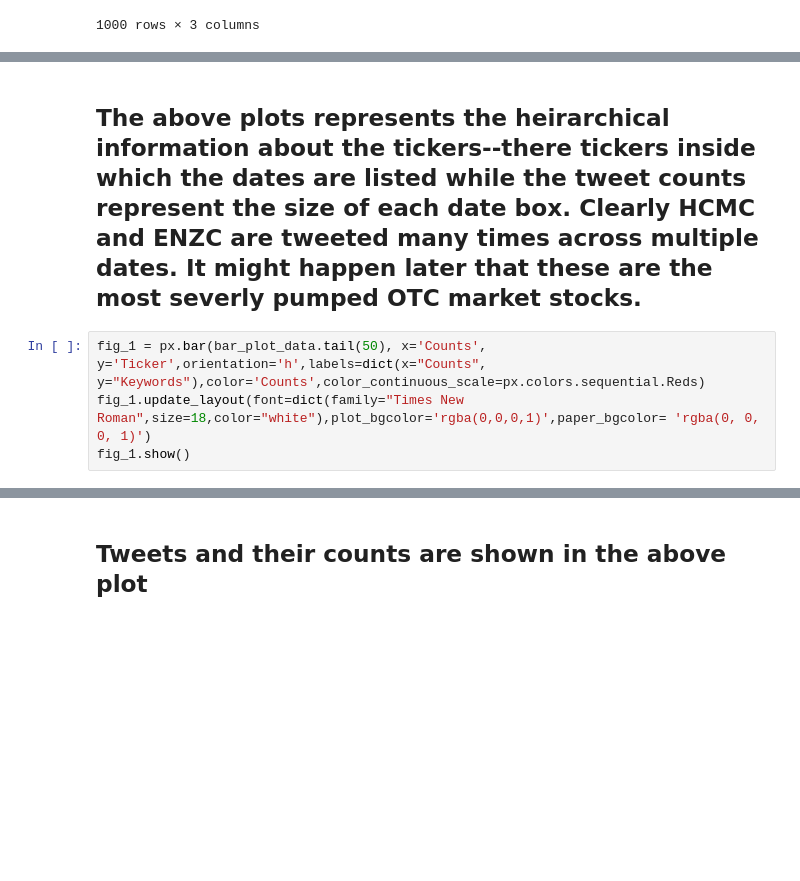
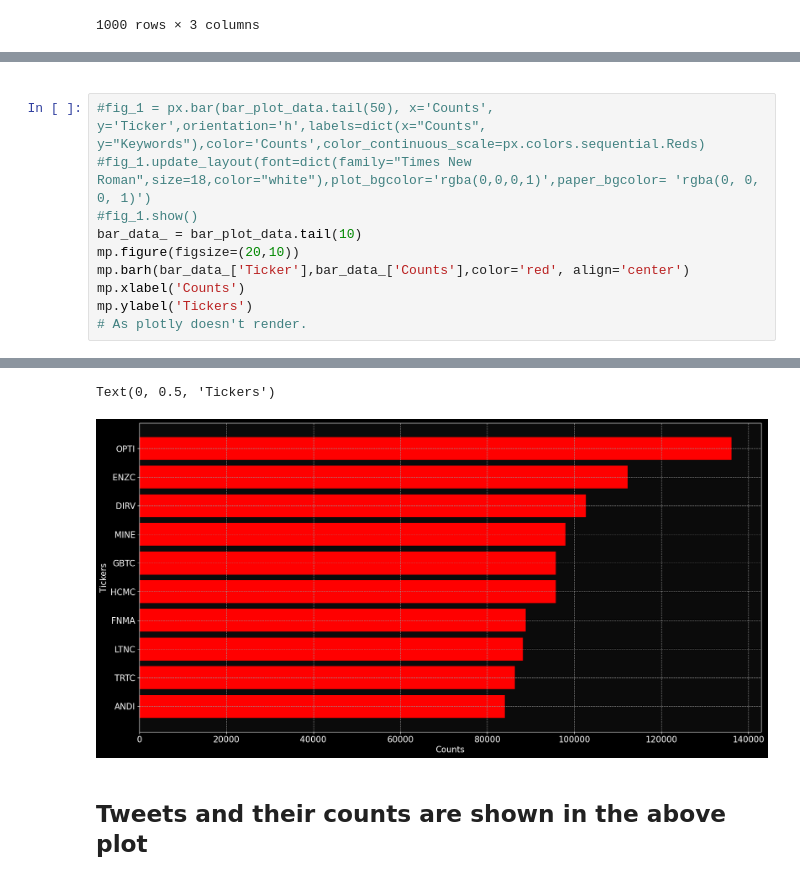
Before and after one commit to abhinavgairola/Anomaly_Detection_OTC_Market, a Jupyter notebook: Read_parquet.ipynb, the cells around one changed output, grey strips where cells are left out. Drawn from its saved outputs; the diff is of its cells as text; blank space fills up the shorter version.

```diff
--- a/Read_parquet.ipynb
+++ b/Read_parquet.ipynb
@@ -341,7 +326,15 @@ fig.show()
 # %% [markdown]
-## The above plots represents the heirarchical information about the tickers--there tickers inside which the dates are listed while the tweet counts represent the size of each date box. Clearly HCMC and ENZC are tweeted many times across multiple dates. It might happen later that these are the most severly pumped OTC market stocks.
+
+
+[//]: # (The above plots represents the heirarchical information about the tickers--there tickers inside which the dates are listed while the tweet counts represent the size of each date box. Clearly HCMC and ENZC are tweeted many times across multiple dates. It might happen later that these are the most severly pumped OTC market stocks.)
 # %%
-fig_1 = px.bar(bar_plot_data.tail(50), x='Counts', y='Ticker',orientation='h',labels=dict(x="Counts", y="Keywords"),color='Counts',color_continuous_scale=px.colors.sequential.Reds)
-fig_1.update_layout(font=dict(family="Times New Roman",size=18,color="white"),plot_bgcolor='rgba(0,0,0,1)',paper_bgcolor= 'rgba(0, 0, 0, 1)')
-fig_1.show()
+#fig_1 = px.bar(bar_plot_data.tail(50), x='Counts', y='Ticker',orientation='h',labels=dict(x="Counts", y="Keywords"),color='Counts',color_continuous_scale=px.colors.sequential.Reds)
+#fig_1.update_layout(font=dict(family="Times New Roman",size=18,color="white"),plot_bgcolor='rgba(0,0,0,1)',paper_bgcolor= 'rgba(0, 0, 0, 1)')
+#fig_1.show()
+bar_data_ = bar_plot_data.tail(10)
+mp.figure(figsize=(20,10))
+mp.barh(bar_data_['Ticker'],bar_data_['Counts'],color='red', align='center')
+mp.xlabel('Counts')
+mp.ylabel('Tickers')
+# As plotly doesn't render.
 # %% [output]
@@ -349,3 +341,5 @@ fig_1.show()
+Text(0, 0.5, 'Tickers')
+[figure, added]
 # %% [markdown]
 ## Tweets and their counts are shown in the above plot
 # %%
```
Also changed, not shown: parts of 20 cells of this notebook.
